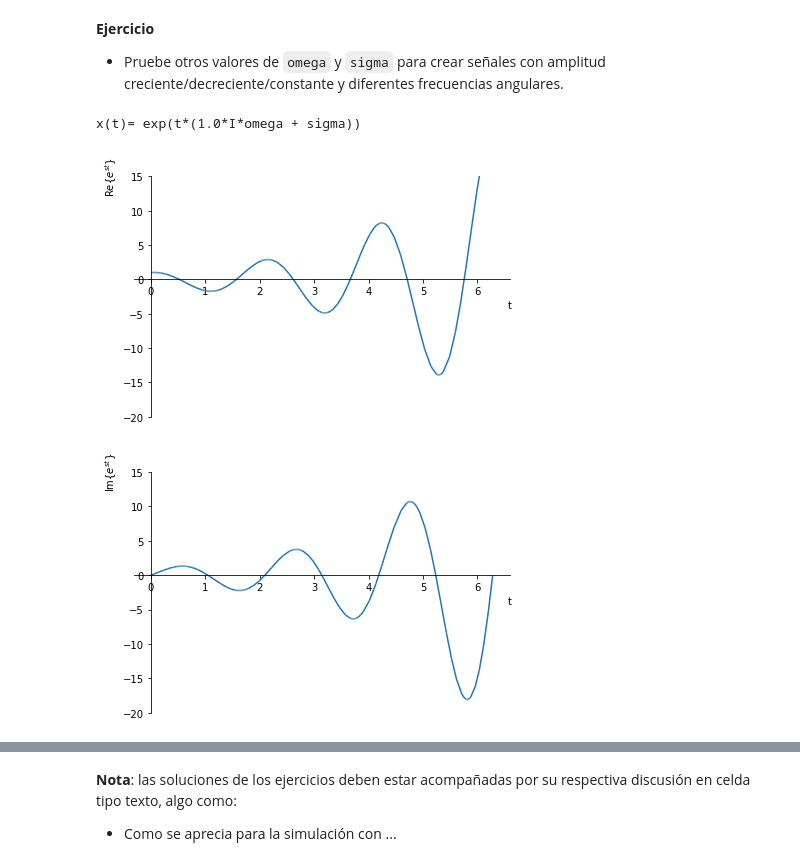
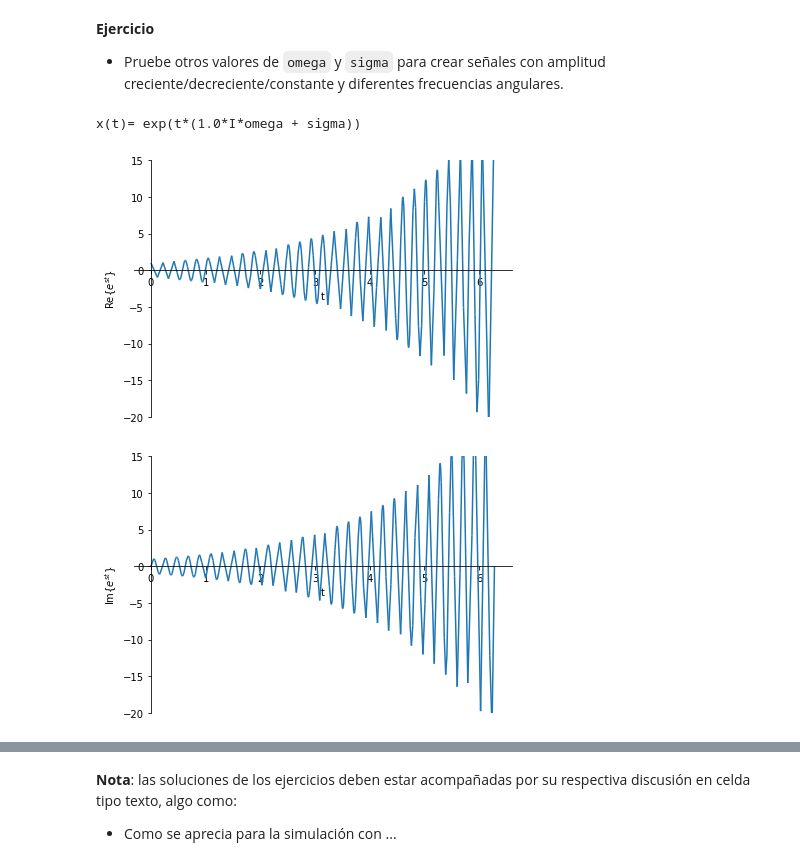
Before and after one commit to bavendanom/Se-ales_y_sistemas_bavendanom, a Jupyter notebook: TALLER_1/EJER1.2T01.ipynb, the cells around one changed output, grey strips where cells are left out. Drawn from its saved outputs; the diff is of its cells as text; code cells hidden in the pictures.

```diff
--- a/TALLER_1/EJER1.2T01.ipynb
+++ b/TALLER_1/EJER1.2T01.ipynb
@@ -73,15 +73,15 @@ x(t)= exp(t*(1.0*I*omega + sigma))
 * Pruebe otros valores de `omega` y `sigma` para crear señales con amplitud creciente/decreciente/constante y diferentes frecuencias angulares.
 # %%
 #ejemplo creciente -> sigma > 0
-y = x.subs({omega: 3, sigma : 0.5})
+y = x.subs({omega: 30, sigma : 0.5})
 print(r'x(t)=',x)
 
 sym.plot(sym.re(y), (t, 0, 2*sym.pi), ylabel=r'Re{$e^{st}$}',ylim=[-20,15]) #r' indica al linterprete una variable tipo string
 sym.plot(sym.im(y), (t, 0, 2*sym.pi), ylabel=r'Im{$e^{st}$}',ylim=[-20,15]);
 # %% [output]
 x(t)= exp(t*(1.0*I*omega + sigma))
-[figure, old version]
+[figure, new version]
-[figure, old version]
+[figure, new version]
 # %%
 #ejemplo constante sigma = 0
 y = x.subs({omega: 3, sigma : 0})
```
Also changed, not shown: parts of 16 cells of this notebook.
